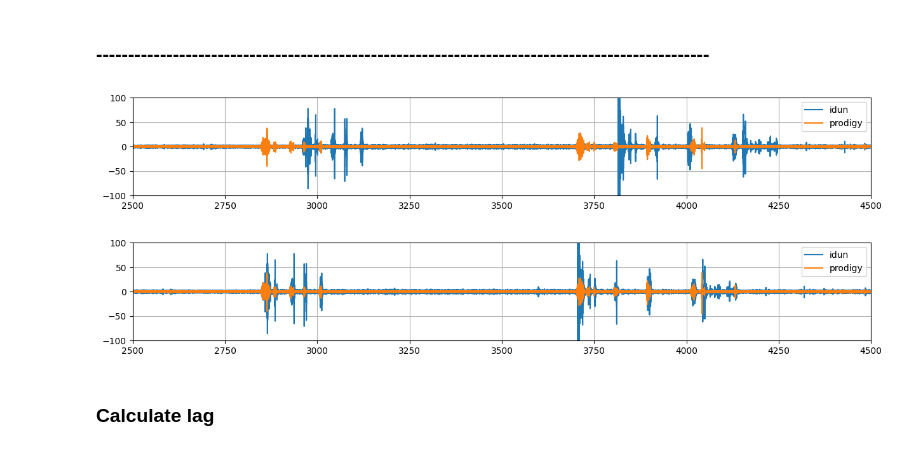
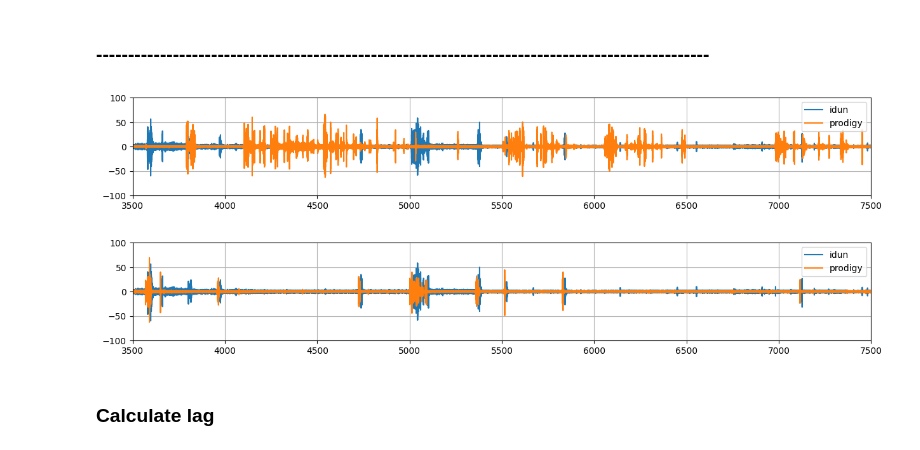
Before and after one commit to iduntech/idn-sync-data, a Jupyter notebook: sync_main.ipynb, the cells around one changed output. Saved outputs shown, nothing was run; the diff lists cells and outputs as text; code cells hidden in the pictures.

```diff
--- a/sync_main.ipynb
+++ b/sync_main.ipynb
@@ -155,31 +154,31 @@ SHIFT = SHIFT_SECONDS * config.BASE_SAMPLE_RATE
     prodigy_base_clipped_df,
 )
 # %%
-x_start = 2500
-range_viz = 2000
+x_start = 3500
+range_viz = 4000
 
 plt.figure(figsize=(15, 2))
 plt.plot(same_times, idun_clipped_data, label="idun")
 plt.plot(same_times, 0.5 * prodigy_clipped_data, label="prodigy")
 plt.xlim(x_start, x_start + range_viz)
 plt.legend()
 plt.ylim(-100, 100)
 plt.grid()
 
 
 new_times = np.linspace(
     0, len(idun_pre_cut_data) / config.BASE_SAMPLE_RATE, len(idun_pre_cut_data)
 )
 plt.figure(figsize=(15, 2))
 plt.plot(new_times, idun_pre_cut_data, label="idun")
 plt.plot(new_times, 0.5 * prodigy_pre_cut_data, label="prodigy")
 plt.xlim(x_start, x_start + range_viz)
 plt.legend()
 plt.ylim(-100, 100)
 plt.grid()
 # %% [output]
-[figure, old version]
+[figure, new version]
-[figure, old version]
+[figure, new version]
 # %% [markdown]
 ### Calculate lag
 # %%
```
Also changed, not shown: parts of 23 cells of this notebook.
